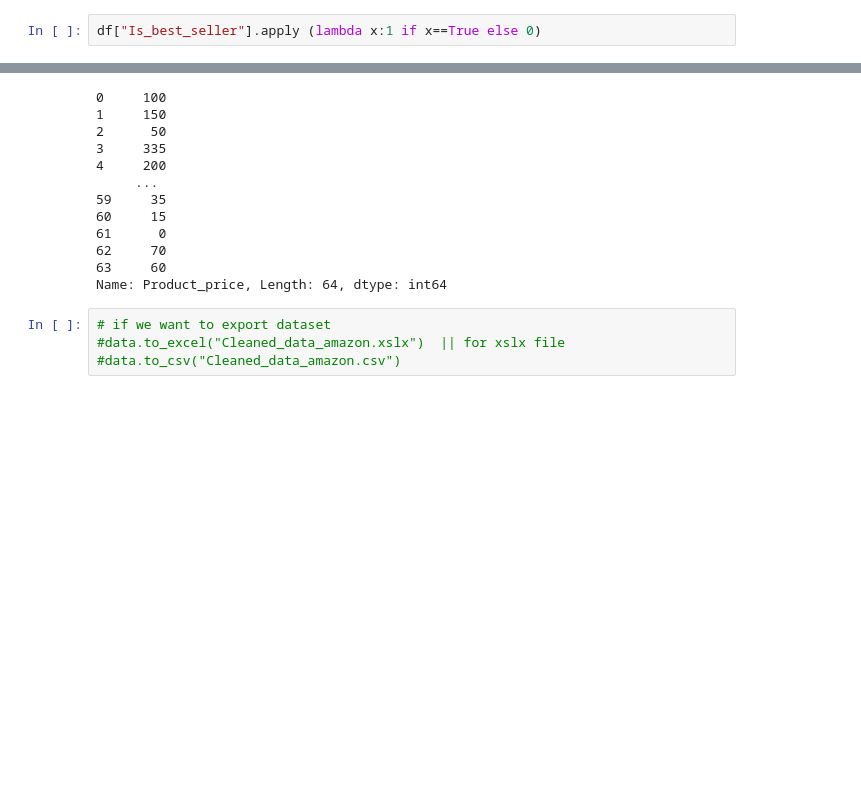
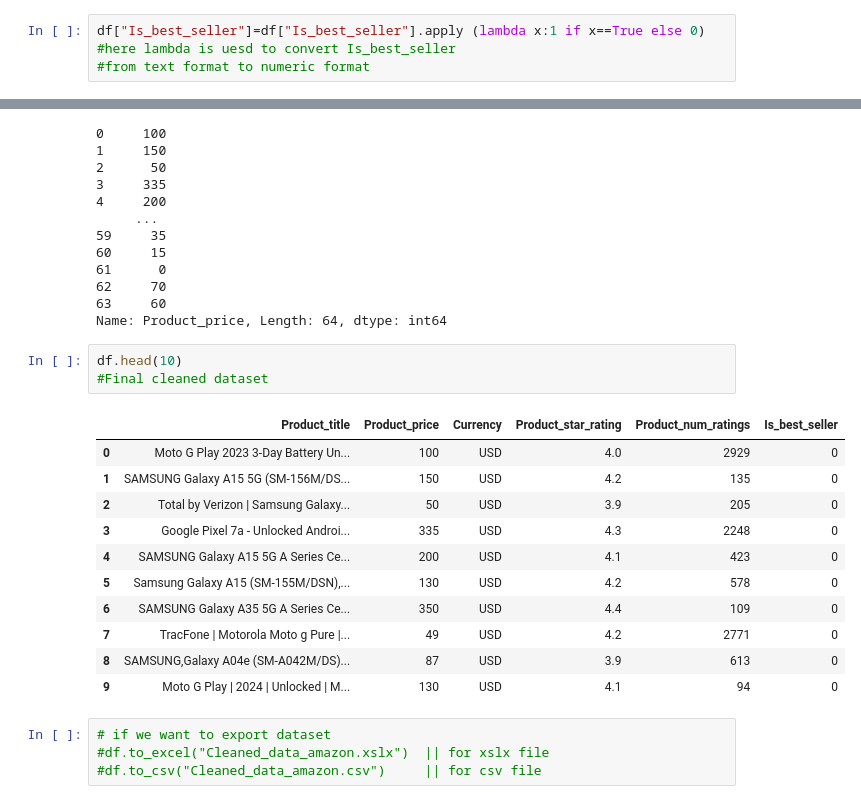
Before and after one commit to Shashankreddy734/Data_Cleaning, a Jupyter notebook: Data_Cleaning_Amazon.ipynb, the cells around one changed output, grey strips where cells are left out. Cells and saved outputs as stored; diff of their text form; blank space fills up the shorter version.

```diff
--- a/Data_Cleaning_Amazon.ipynb
+++ b/Data_Cleaning_Amazon.ipynb
@@ -185,4 +192,5 @@ df.head(1)
 |  | Product_title | Product_price | Currency | Product_star_rating | Product_num_ratings | Is_best_seller |
 | 0 | Moto G Play 2023 3-Day Battery Un... | $99.99 | USD | 4.0 | 2929 | False |
 # %%
-df["Is_best_seller"].apply (lambda x:1 if x==True else 0)
+df["Is_best_seller"]=df["Is_best_seller"].apply (lambda x:1 if x==True else 0) #here lambda is uesd to convert Is_best_seller
+#from text format to numeric format
@@ -250,7 +245,22 @@ df["Product_price"]
 62     70
 63     60
 Name: Product_price, Length: 64, dtype: int64
+# %%
+df.head(10)
+#Final cleaned dataset
+# %% [output]
+|  | Product_title | Product_price | Currency | Product_star_rating | Product_num_ratings | Is_best_seller |
+| 0 | Moto G Play 2023 3-Day Battery Un... | 100 | USD | 4.0 | 2929 | 0 |
+| 1 | SAMSUNG Galaxy A15 5G (SM-156M/DS... | 150 | USD | 4.2 | 135 | 0 |
+| 2 | Total by Verizon | Samsung Galaxy... | 50 | USD | 3.9 | 205 | 0 |
+| 3 | Google Pixel 7a - Unlocked Androi... | 335 | USD | 4.3 | 2248 | 0 |
+| 4 | SAMSUNG Galaxy A15 5G A Series Ce... | 200 | USD | 4.1 | 423 | 0 |
+| 5 | Samsung Galaxy A15 (SM-155M/DSN),... | 130 | USD | 4.2 | 578 | 0 |
+| 6 | SAMSUNG Galaxy A35 5G A Series Ce... | 350 | USD | 4.4 | 109 | 0 |
+| 7 | TracFone | Motorola Moto g Pure |... | 49 | USD | 4.2 | 2771 | 0 |
+| 8 | SAMSUNG,Galaxy A04e (SM-A042M/DS)... | 87 | USD | 3.9 | 613 | 0 |
+| 9 | Moto G Play | 2024 | Unlocked | M... | 130 | USD | 4.1 | 94 | 0 |
 # %%
 # if we want to export dataset
-#data.to_excel("Cleaned_data_amazon.xslx")  || for xslx file
-#data.to_csv("Cleaned_data_amazon.csv")
+#df.to_excel("Cleaned_data_amazon.xslx")  || for xslx file
+#df.to_csv("Cleaned_data_amazon.csv")     || for csv file
```
Also changed, not shown: parts of 19 cells of this notebook.
